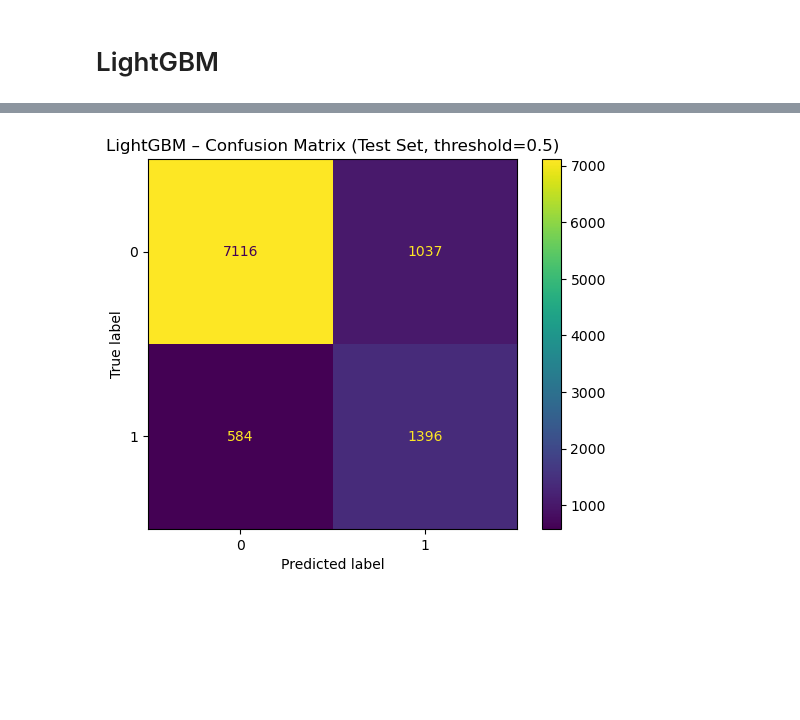
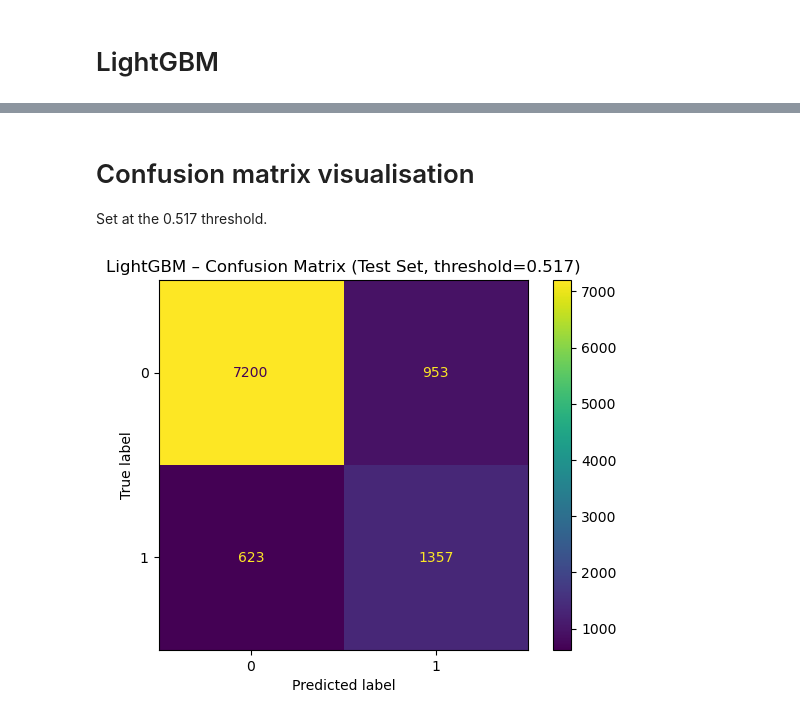
Before and after one commit to K-Allison/3019061_ITNPBD6, a Jupyter notebook: LightGBM.ipynb, the cells around one changed output, grey strips where cells are left out. Saved outputs shown, nothing was run; the diff lists cells and outputs as text; code cells hidden in the pictures; blank space fills up the shorter version.

```diff
--- a/LightGBM.ipynb
+++ b/LightGBM.ipynb
@@ -121,5 +180,25 @@ Best CV ROC-AUC: 0.8471123344475933
 val_proba = best_lgbm.predict_proba(X_val)[:, 1]
 val_pred = (val_proba >= 0.5).astype(int)
 print("\nValidation ROC-AUC:", roc_auc_score(y_val, val_proba))
+
+# probabilities on validation set
+y_val_proba = best_lgbm.predict_proba(X_val)[:, 1]
+
+# OPTION 1: use default threshold 0.5
+y_val_pred_05 = (y_val_proba >= 0.5).astype(int)
+print("Classification report @ threshold=0.50")
+print(classification_report(y_val, y_val_pred_05, digits=3))
+
+# OPTION 2: choose threshold that maximizes F1 on validation
+prec, rec, thr = precision_recall_curve(y_val, y_val_proba)
+f1 = 2 * (prec * rec) / (prec + rec + 1e-12)
+
+best_idx = np.argmax(f1)
+best_threshold = thr[best_idx]  # thresholds array is length-1 compared to prec/rec
+print(f"Best F1 threshold on validation: {best_threshold:.3f}")
+
+y_val_pred_best = (y_val_proba >= best_threshold).astype(int)
+print(f"Classification report @ threshold={best_threshold:.3f}")
+print(classification_report(y_val, y_val_pred_best, digits=3))
 # %% [output]
 Validation ROC-AUC: 0.8550048504175819
@@ -145,3 +255,13 @@ TEST ROC-AUC: 0.8741979465946105
     accuracy                          0.840     10133
    macro avg      0.749     0.789     0.765     10133
 weighted avg      0.856     0.840     0.846     10133
+# %%
+# Validation-chosen threshold
+test_pred_best = (test_proba >= best_threshold).astype(int)
+print("\nTEST ROC-AUC:", roc_auc_score(y_test, test_proba))
+print(f"\nConfusion matrix (threshold={best_threshold:.3f}):")
+print(confusion_matrix(y_test, test_pred_best))
+print(f"\nClassification report (threshold={best_threshold:.3f}):")
+print(classification_report(y_test, test_pred_best, digits=3))
+print("Best params:")
+print(search.best_params_)
@@ -148,8 +287,12 @@ weighted avg      0.856     0.840     0.846     10133
+# %% [markdown]
+# Confusion matrix visualisation
+
+Set at the 0.517 threshold.
 # %%
-cm = confusion_matrix(y_test, test_pred)
+cm = confusion_matrix(y_test, test_pred_best)
 disp = ConfusionMatrixDisplay(cm)
 disp.plot(values_format="d")
-plt.title("LightGBM – Confusion Matrix (Test Set, threshold=0.5)")
+plt.title(f"LightGBM – Confusion Matrix (Test Set, threshold={best_threshold:.3f})")
 plt.show()
 # %% [output]
-[figure, old version]
+[figure, new version]
```
Also changed, not shown: parts of 16 cells of this notebook, 2 other files.
